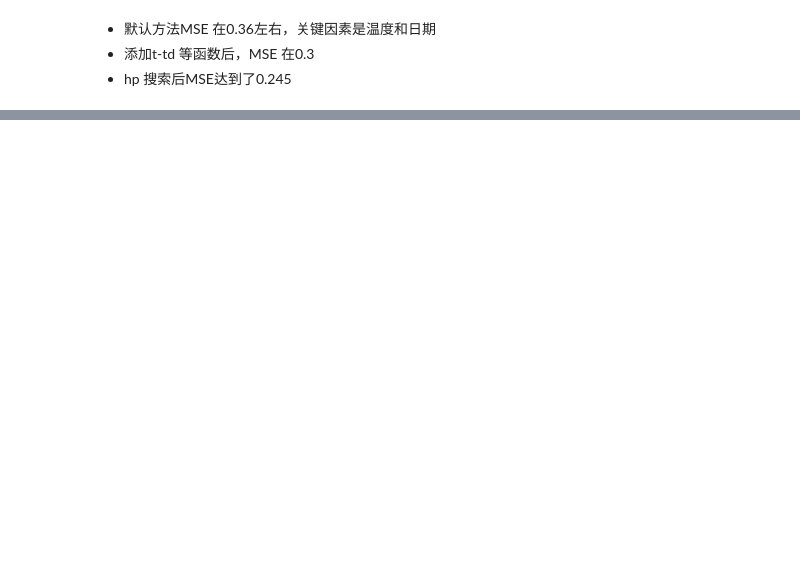
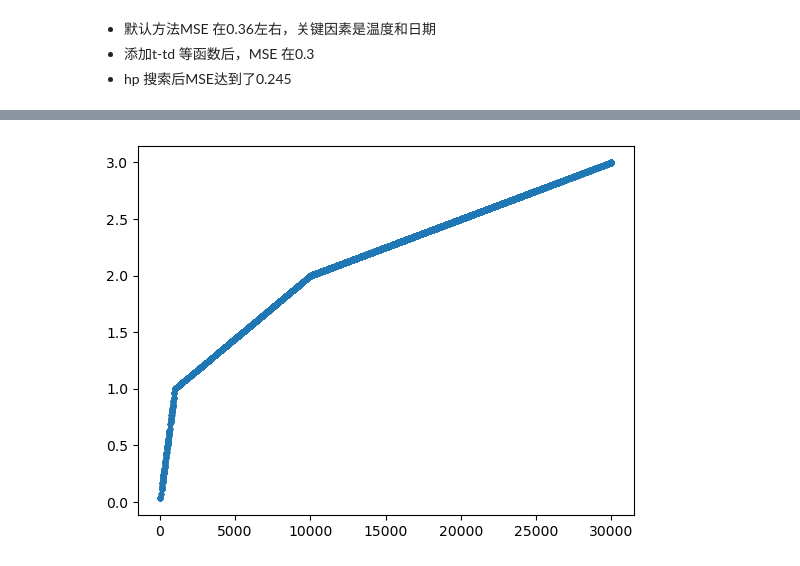
Before and after one commit to hanchyhill/python, a Jupyter notebook: seafog/src/tf2/sea_fog_reg_model_loss_customized_hp.ipynb, the cells around one changed output, grey strips where cells are left out. Cells and saved outputs as stored; diff of their text form; code cells hidden in the pictures; blank space fills up the shorter version.

```diff
--- a/seafog/src/tf2/sea_fog_reg_model_loss_customized_hp.ipynb
+++ b/seafog/src/tf2/sea_fog_reg_model_loss_customized_hp.ipynb
@@ -337,4 +385,6 @@ plt.show()
 # %%
-plt.plot(df_train['station_vis'].values,train_y,'.')
+plt.plot(df_test['station_vis'].values,test_y,'.')
 plt.show()
+# %% [output]
+[figure, added]
 # %%
```
Also changed, not shown: parts of 19 cells of this notebook, 6 other files.
